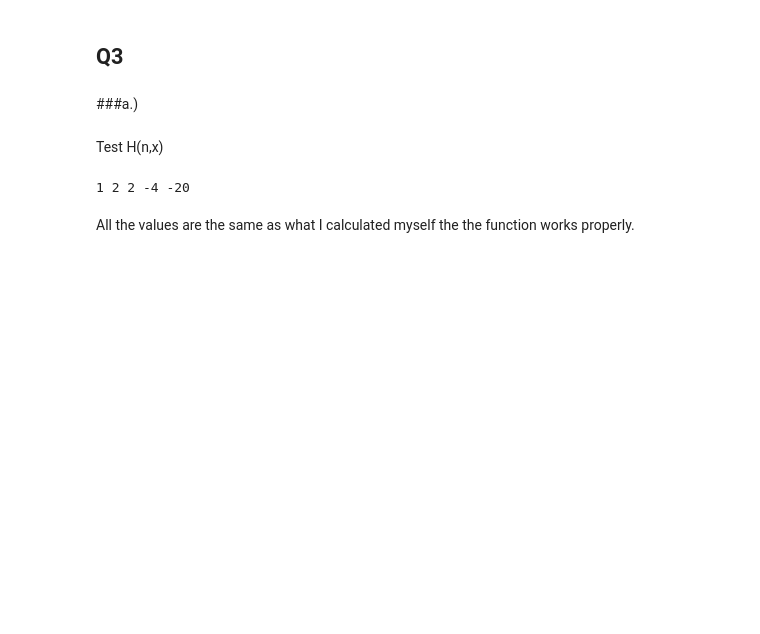
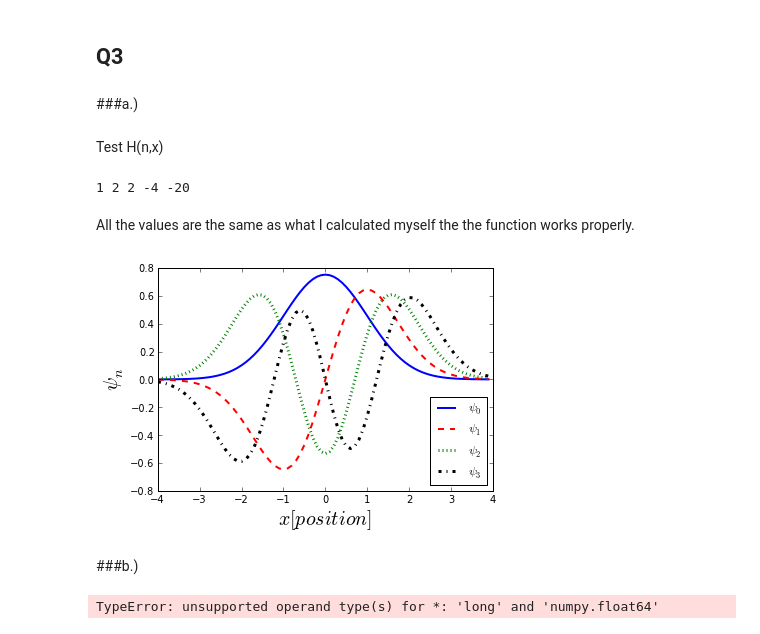
Before and after one commit to npilgram/PHYS202-S13, a Jupyter notebook: Week5/NumericalIntegrationEx4.ipynb, the cells around one changed output. Saved outputs shown, nothing was run; the diff lists cells and outputs as text; code cells hidden in the pictures; blank space fills up the shorter version.

```diff
--- a/Week5/NumericalIntegrationEx4.ipynb
+++ b/Week5/NumericalIntegrationEx4.ipynb
@@ -117,0 +120,25 @@ All the values are the same as what I calculated myself the the function works p
+# %%
+def psi(n,x):
+    """Returns the nth quantum wave function of a simple harmonic oscilator"""
+    psi = (1./sqrt((2**n)*math.factorial(n)*sqrt(pi)))*e**((-(x**2))/2)*H(n,x)
+    return psi
+# %%
+x = arange(-4.,4.,0.1)
+# %%
+plot(x, psi(0,x), label='$\psi_{0}$', color='blue', linewidth=2)
+plot(x, psi(1,x), label='$\psi_{1}$', color='red', linestyle='--', linewidth=2)
+plot(x, psi(2,x), label='$\psi_{2}$', color='green', linestyle=':', linewidth=3)
+plot(x, psi(3,x), label='$\psi_{3}$',color='k', linestyle='-.', linewidth=3)
+legend(loc='lower right')
+xlabel('$x[position]$',fontsize=20)
+ylabel('$\psi_{n}$',fontsize=20)
+show()
+# %% [output]
+[figure, added]
+# %% [markdown]
+###b.)
+# %%
+x = arange(-10.,10.,0.1)
+psi30=psi(30,x)
+# %% [output]
+TypeError: unsupported operand type(s) for *: 'long' and 'numpy.float64'
```
Also changed, not shown: parts of 8 cells of this notebook.
